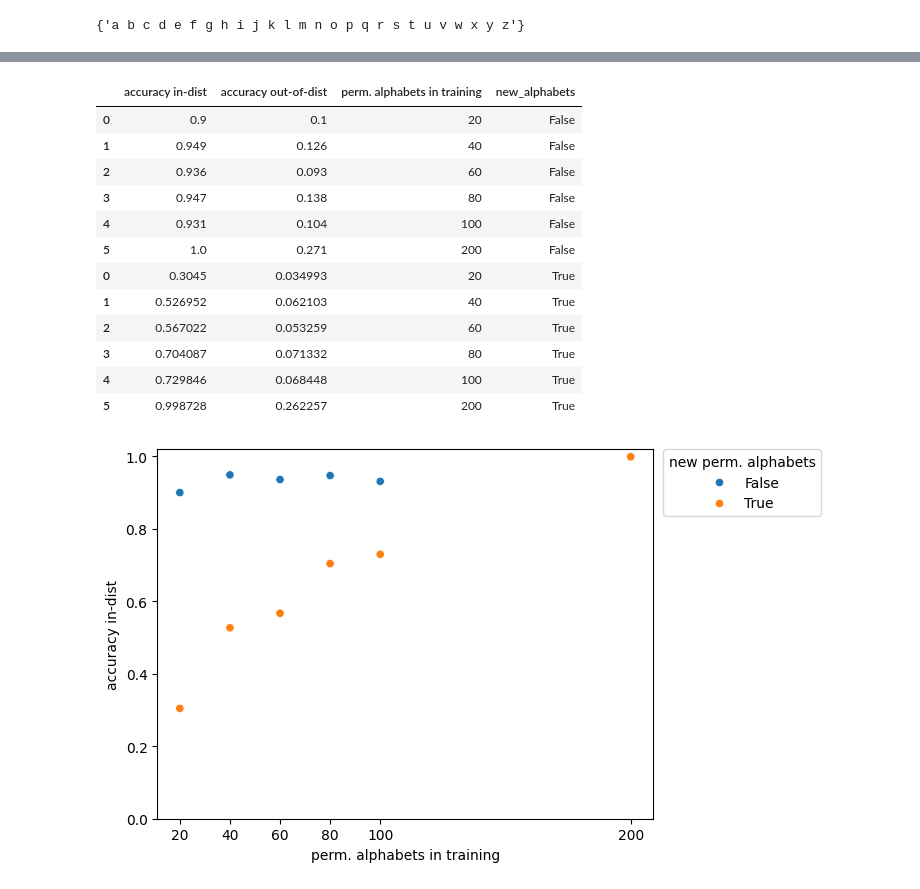
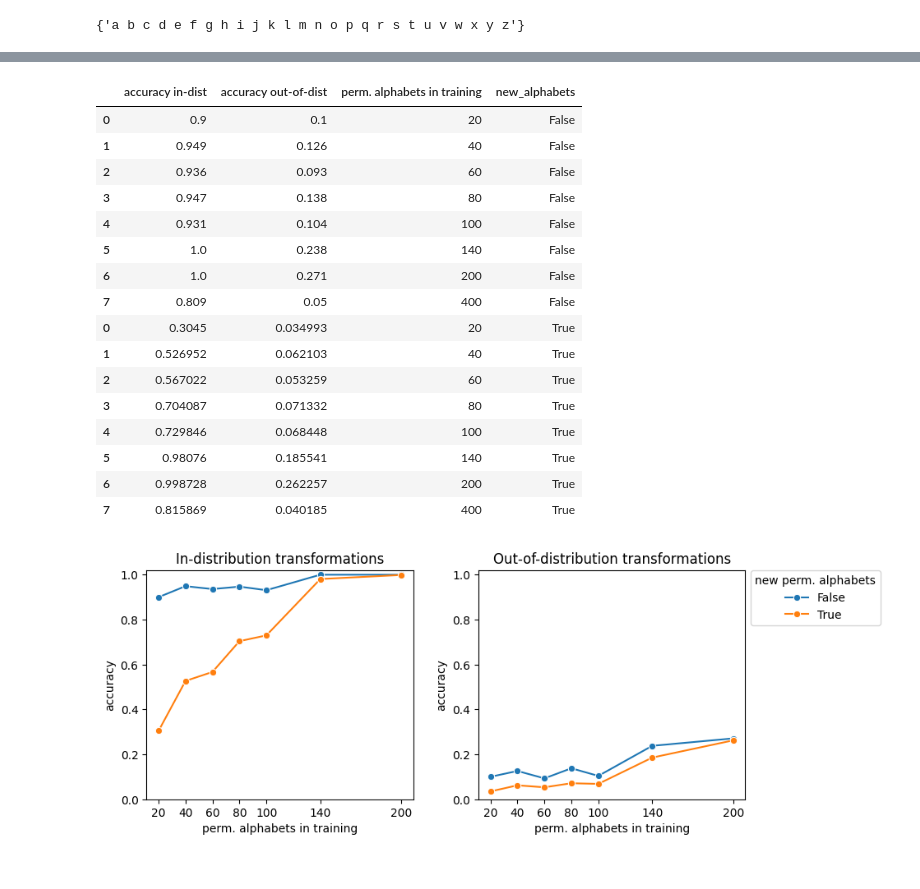
Before and after one commit to philipp-hellwig/MLC-letter-string-analogies, a Jupyter notebook: analyses/num_perm_alphabets.ipynb, the cells around one changed output, grey strips where cells are left out. Drawn from its saved outputs; the diff is of its cells as text; code cells hidden in the pictures.

```diff
--- a/analyses/num_perm_alphabets.ipynb
+++ b/analyses/num_perm_alphabets.ipynb
@@ -18,8 +18,11 @@ perm_40 = CheckPoint.from_pt(path="../models/num_permuted_alphabets/MLC_batchalp
 perm_60 = CheckPoint.from_pt(path="../models/num_permuted_alphabets/MLC_batchalph_dallstudy1_copy_perm60_nep20.pt")
 perm_80 = CheckPoint.from_pt(path="../models/num_permuted_alphabets/MLC_batchalph_dallstudy1_copy_perm80_nep20.pt")
 perm_100 = CheckPoint.from_pt(path="../models/num_permuted_alphabets/MLC_batchalph_dallstudy1_copy_perm100_nep20.pt")
+perm_140 = CheckPoint.from_pt(path="../models/num_permuted_alphabets/MLC_batchalph_dallstudy1_copy_perm140_nep20.pt")
 perm_200 = CheckPoint.from_pt(path="../models/num_permuted_alphabets/MLC_batchalph_dallstudy1_copy_perm200_nep20.pt")
-all_training_runs = [perm_20, perm_40, perm_60, perm_80, perm_100, perm_200]
+perm_400 = CheckPoint.from_pt(path="../models/num_permuted_alphabets/MLC_batchalph_dallstudy1_copy_perm400_nep20.pt")
+
+all_training_runs = [perm_20, perm_40, perm_60, perm_80, perm_100, perm_140, perm_200, perm_400]
 # %%
 # check that training alphabets have no overlap with new alphabets:
 df20 = pd.read_csv("../data/all_transformations_study1_copy_perm20/test.csv")
@@ -44,9 +51,13 @@ all_training_alphabets & set(df_new_alphs.alphabet.unique())
 # %% [output]
 {'a b c d e f g h i j k l m n o p q r s t u v w x y z'}
 # %%
+# predictions on new set of permuted alphabets
 accs_new_alphabets = pd.DataFrame(columns=["batching_method", "accuracy in-dist", "accuracy out-of-dist"])
 for i, cp in enumerate(all_training_runs):
-    test_new_alph = cp.load_dataloaders("../data/all_transformations_study1_new_alphabets", use_datasets=["test"], verbose=False)[0]
+    test_new_alph = cp.load_dataloaders(
+        "../data/all_transformations_study1_new_alphabets",
+        use_datasets=["test"],
+        verbose=False)[0]
     model = cp.load_model(verbose=False)
     pred = analysis_utils.predict_dataset(test_new_alph, model, alternative_rule_errors=False)
     # exclude standard alphabet:
@@ -66,4 +79,4 @@ accs_new_alphabets.round(3)
 # %%
-accs_new_alphabets["perm. alphabets in training"] = [20,40,60,80,100,200]
+accs_new_alphabets["perm. alphabets in training"] = [20, 40, 60, 80, 100, 140, 200, 400]
 accs_new_alphabets["new_alphabets"] = True
 accs_new_alphabets.drop(columns=["batching_method"], inplace=True)
@@ -85,7 +88,7 @@ for i, train_run in enumerate(all_training_runs):
     data[i]["accuracy in-dist"] = round(np.max([x["in"] for x in train_run.val_acc_hist]), 3)
     data[i]["accuracy out-of-dist"] = round(np.max([x["out-of"] for x in train_run.val_acc_hist]), 3)
 df = pd.DataFrame(data)
-df["perm. alphabets in training"] = [20,40,60,80,100,200]
+df["perm. alphabets in training"] = [20, 40, 60, 80, 100, 140, 200, 400]
 df["new_alphabets"] = False
 # %%
 # Merge the two DataFrames on the 'perm. alphabets in training' column
@@ -101,17 +104,43 @@ all_accs
 | 2 | 0.936 | 0.093 | 60 | False |
 | 3 | 0.947 | 0.138 | 80 | False |
 | 4 | 0.931 | 0.104 | 100 | False |
-| 5 | 1.0 | 0.271 | 200 | False |
+| 5 | 1.0 | 0.238 | 140 | False |
+| 6 | 1.0 | 0.271 | 200 | False |
+| 7 | 0.809 | 0.05 | 400 | False |
 | 0 | 0.3045 | 0.034993 | 20 | True |
 | 1 | 0.526952 | 0.062103 | 40 | True |
 | 2 | 0.567022 | 0.053259 | 60 | True |
 | 3 | 0.704087 | 0.071332 | 80 | True |
 | 4 | 0.729846 | 0.068448 | 100 | True |
-| 5 | 0.998728 | 0.262257 | 200 | True |
+| 5 | 0.98076 | 0.185541 | 140 | True |
+| 6 | 0.998728 | 0.262257 | 200 | True |
+| 7 | 0.815869 | 0.040185 | 400 | True |
 # %%
-_ = sns.scatterplot(all_accs, x="perm. alphabets in training", y="accuracy in-dist", hue="new_alphabets")
-_ = plt.ylim((0,1.02))
-_ = plt.xticks([20, 40, 60, 80, 100, 200])
-_ = plt.legend(title="new perm. alphabets", bbox_to_anchor=(1.02, 1), loc='upper left', borderaxespad=0.)
+fig, ax = plt.subplots(1, 2, sharex=True, figsize=(10,4))
+not_400 = all_accs[all_accs["perm. alphabets in training"]!=400]
+_ = sns.lineplot(not_400,
+                 x="perm. alphabets in training", y="accuracy in-dist",
+                 hue="new_alphabets",
+                 ax=ax[0],
+                 markers=True,
+                 marker="o")
+_ = ax[0].set_ylim((0,1.02))
+_ = ax[0].set_xticks([20, 40, 60, 80, 100, 140, 200])
+_ = ax[0].set_ylabel("accuracy")
+_ = ax[0].legend().remove()
+_ = ax[0].set_title("In-distribution transformations")
+_ = sns.lineplot(not_400,
+                    x="perm. alphabets in training", y="accuracy out-of-dist",
+                    hue="new_alphabets",
+                    markers=True,
+                    marker="o",
+                    ax=ax[1])
+_ = ax[1].set_ylabel("accuracy")
+_ = ax[1].set_ylim((0,1.02))
+_ = ax[1].legend(title="new perm. alphabets", bbox_to_anchor=(1.02, 1), loc='upper left', borderaxespad=0.)
+_ = ax[1].set_title("Out-of-distribution transformations")
+
+_ = fig.tight_layout(pad=2)
+_ = fig.subplots_adjust(hspace=0.3)
 # %% [output]
-[figure, old version]
+[figure, new version]
```
Also changed, not shown: parts of 8 cells of this notebook, 14 other files.
